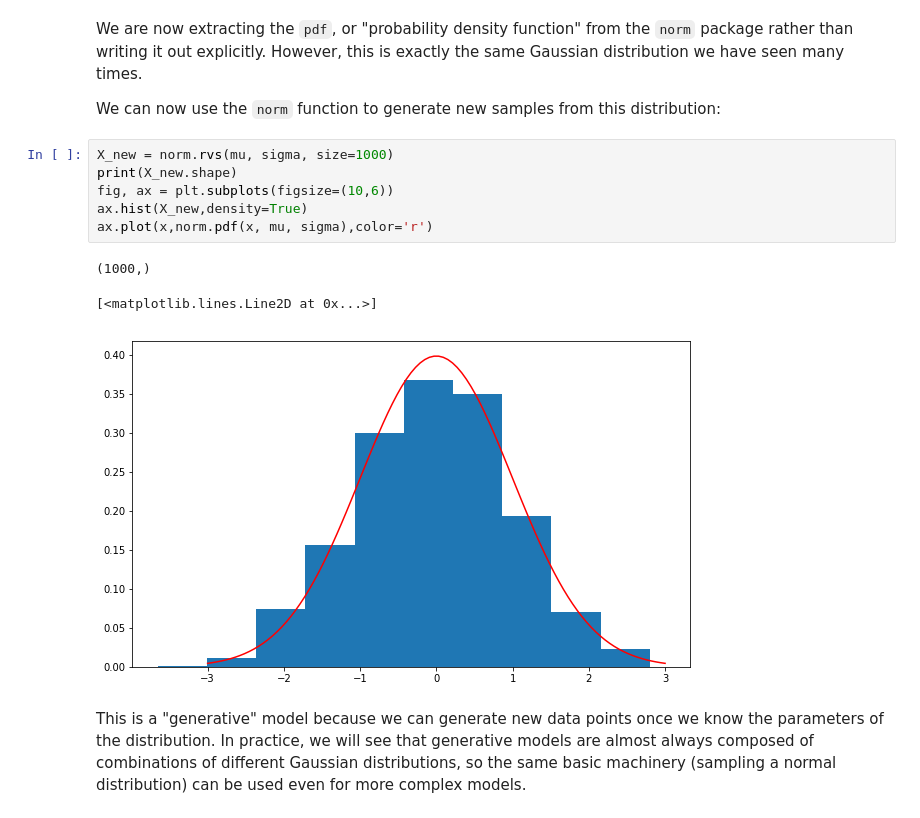
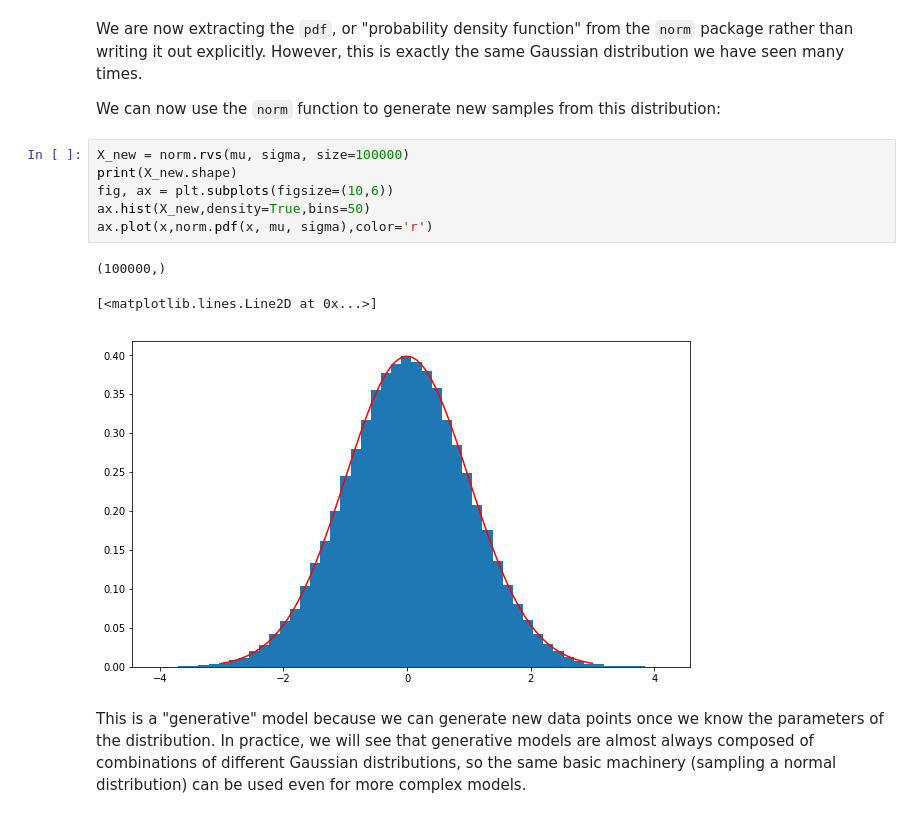
Before and after one commit to medford-group/data_analytics_ChE, a Jupyter notebook: 5-exploratory_data_analysis/lecture-generative_models.ipynb, the cells around one changed output. Saved outputs shown, nothing was run; the diff lists cells and outputs as text.

```diff
--- a/5-exploratory_data_analysis/lecture-generative_models.ipynb
+++ b/5-exploratory_data_analysis/lecture-generative_models.ipynb
@@ -45,15 +45,15 @@ We are now extracting the `pdf`, or "probability density function" from the `nor
 
 We can now use the `norm` function to generate new samples from this distribution:
 # %%
-X_new = norm.rvs(mu, sigma, size=1000)
+X_new = norm.rvs(mu, sigma, size=100000)
 print(X_new.shape)
 fig, ax = plt.subplots(figsize=(10,6))
-ax.hist(X_new,density=True)
+ax.hist(X_new,density=True,bins=50)
 ax.plot(x,norm.pdf(x, mu, sigma),color='r')
 # %% [output]
-(1000,)
+(100000,)
 [<matplotlib.lines.Line2D at 0x...>]
-[figure, old version]
+[figure, new version]
 # %% [markdown]
 This is a "generative" model because we can generate new data points once we know the parameters of the distribution. In practice, we will see that generative models are almost always composed of combinations of different Gaussian distributions, so the same basic machinery (sampling a normal distribution) can be used even for more complex models.
 # %% [markdown]
```
Also changed, not shown: parts of 12 cells of this notebook, 8 other files.
